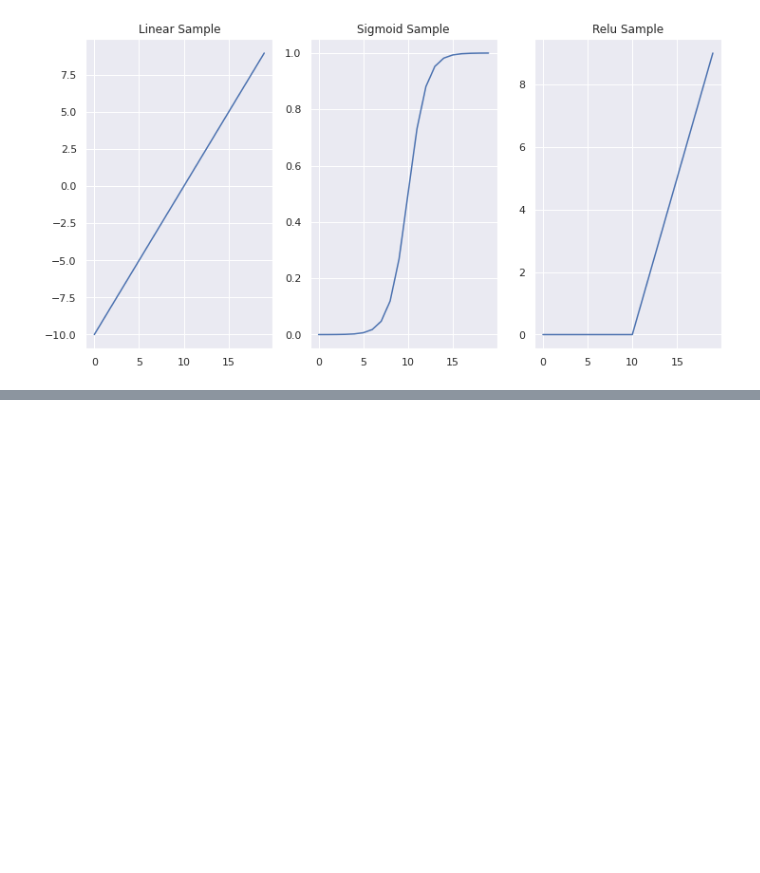
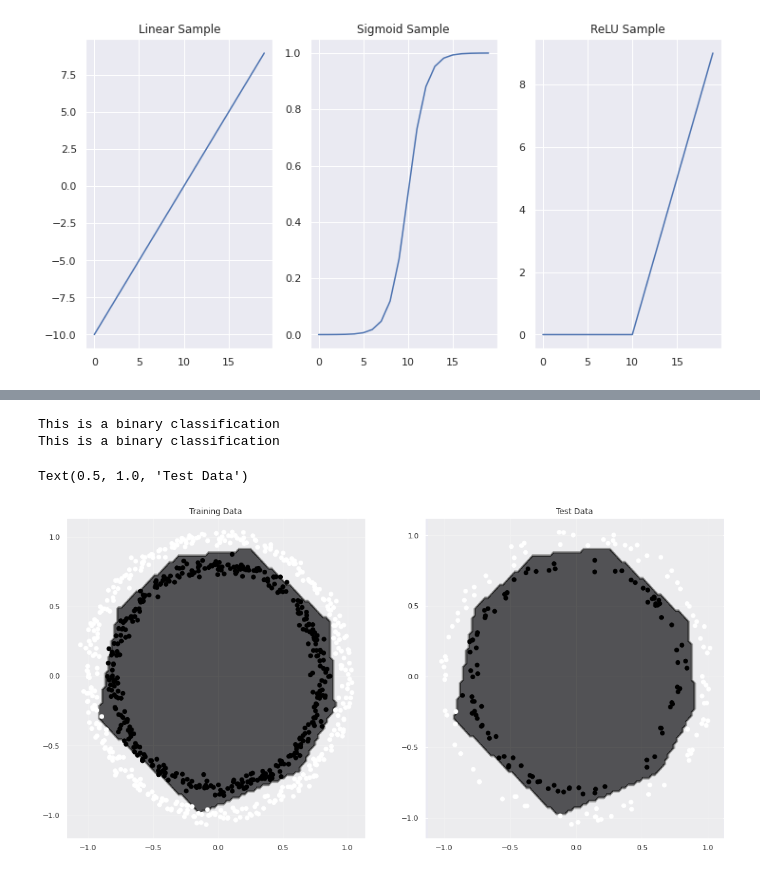
Before and after one commit to 86lekwenshiung/Neural-Network-with-Tensorflow, a Jupyter notebook: 02_Neural_Network_Classification_With_Tensorflow.ipynb, the cells around one changed output, grey strips where cells are left out. Saved outputs shown, nothing was run; the diff lists cells and outputs as text; code cells hidden in the pictures; blank space fills up the shorter version.

```diff
--- a/02_Neural_Network_Classification_With_Tensorflow.ipynb
+++ b/02_Neural_Network_Classification_With_Tensorflow.ipynb
@@ -192,15 +192,15 @@ ___
 # %%
 def plot_decision_boundary(model ,x , y):
   """
-  Plotting the boundary created by a model predicting on X
+  Plotting the boundary created by a model predicting on x
   Resources for this plot:
     1.CS231n - https://cs231n.github.io/neural-networks-case-study/
     2. Made with ML basics - https://github.com/GokuMohandas/MadeWithML/blob/main/notebooks/08_Neural_Networks.ipynb
   """
 
   # Define axis boundaries
-  x_min , x_max = X[:,0].min() -0.1 , X[:,0].max() + 0.1
-  y_min , y_max = X[:,1].min() -0.1 , X[:,1].max() + 0.1
+  x_min , x_max = x[:,0].min() -0.1 , x[:,0].max() + 0.1
+  y_min , y_max = x[:,1].min() -0.1 , x[:,1].max() + 0.1
   xx , yy = np.meshgrid(np.linspace(x_min , x_max , 100),
                         np.linspace(y_min , y_max , 100))
 
@@ -219,7 +219,7 @@ def plot_decision_boundary(model ,x , y):
 
   # Plot the decision boundary
   plt.contourf(xx , yy , y_pred , cmap = 'binary' , alpha = 0.7)
-  plt.scatter(X[:,0] , X[:,1], c = y , s = 40 , cmap='binary')
+  plt.scatter(x[:,0] , x[:,1], c = y , s = 40 , cmap='binary')
   plt.xlim(xx.min() , xx.max())
   plt.xlim(yy.min() , yy.max())
 # %%
@@ -362,0 +383,23 @@ plt.title('ReLU Sample');
+# %%
+# Train test split in order - for visualisation purpose
+# Of course , we couldo always do train_test_split
+X_train , y_train  = X[:800] , y[:800]
+X_test , y_test  = X[800:] , y[800:]
+
+tf.random.set_seed(42)
+
+# Step 1: Create a model
+
+model_7 = tf.keras.Sequential([
+                               tf.keras.layers.Dense(4 , activation  = tf.keras.activations.relu),
+                               tf.keras.layers.Dense(4 , activation = tf.keras.activations.relu),
+                               tf.keras.layers.Dense(1 , activation = tf.keras.activations.sigmoid)
+])
+
+# Step 2: Compile the model
+model_7.compile(loss = tf.keras.losses.BinaryCrossentropy(),
+                optimizer = tf.keras.optimizers.Adam(lr = 0.01),
+                metrics = tf.keras.metrics.binary_accuracy)
+
+# Step 3: Fit the model
+history_7 = model_7.fit(X_train , y_train , epochs = 100 , verbose = False)
@@ -362,0 +412,15 @@ plt.title('ReLU Sample');
+# %%
+plt.figure(figsize = (18,9))
+
+plt.subplot(1,2,1)
+plot_decision_boundary(model_7 , X_train , y_train)
+plt.title('Training Data')
+
+plt.subplot(1,2,2)
+plot_decision_boundary(model_7 , X_test , y_test)
+plt.title('Test Data')
+# %% [output]
+This is a binary classification
+This is a binary classification
+Text(0.5, 1.0, 'Test Data')
+[figure, added]
```
Also changed, not shown: parts of 6 cells of this notebook.
